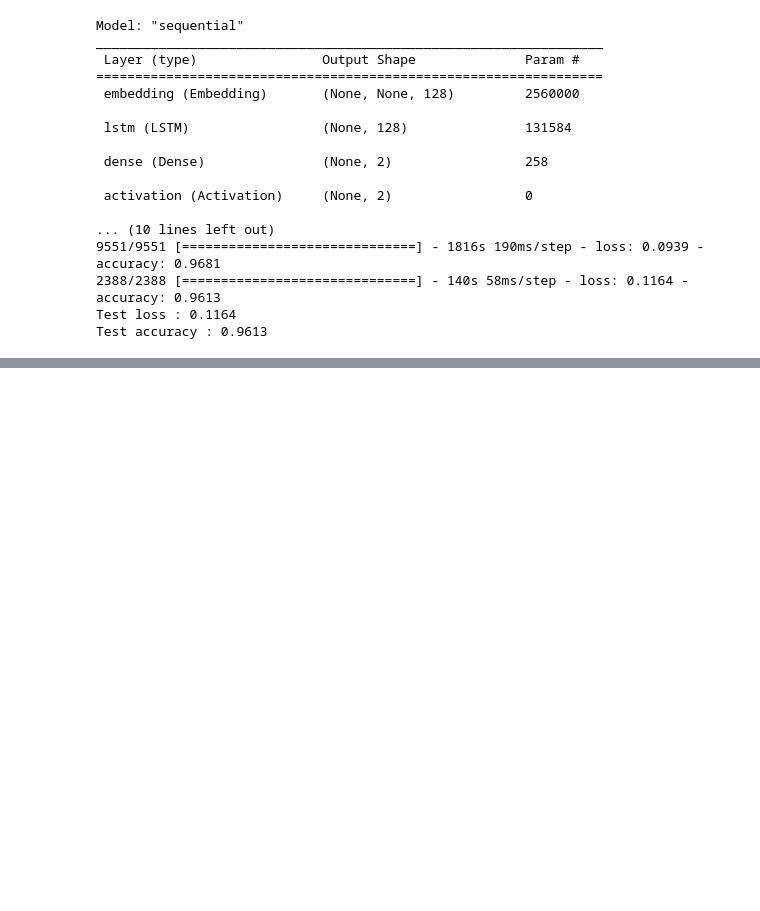
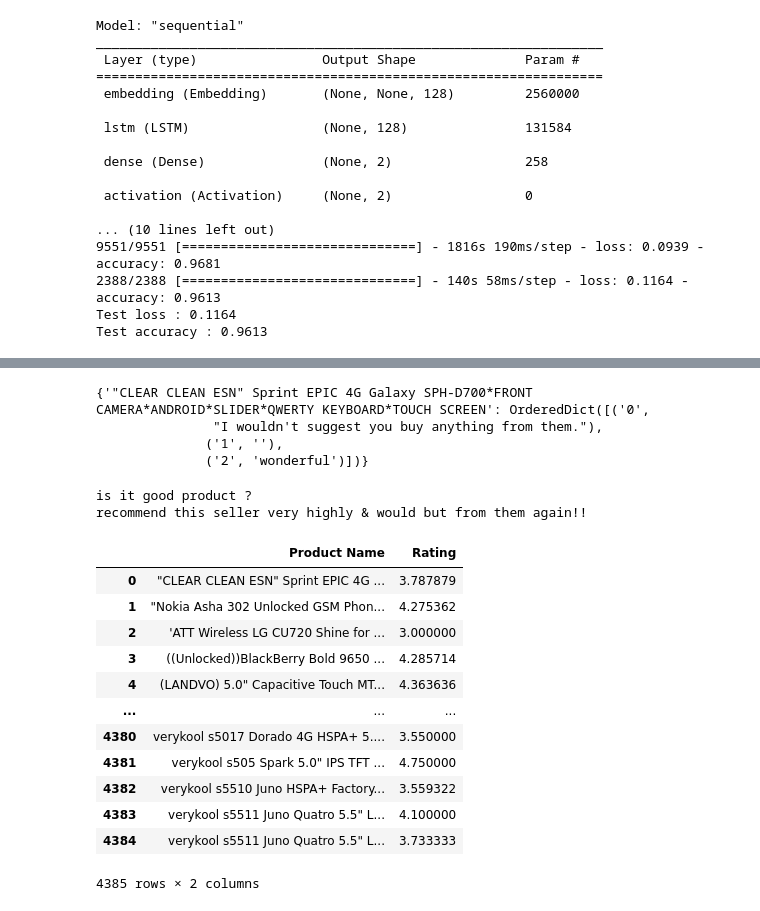
Before and after one commit to Nikil9/NLP-Project, a Jupyter notebook: inc1.ipynb, the cells around one changed output, grey strips where cells are left out. Saved outputs shown, nothing was run; the diff lists cells and outputs as text; code cells hidden in the pictures; blank space fills up the shorter version.

Commit message:
Add recommendations

```diff
--- a/inc1.ipynb
+++ b/inc1.ipynb
@@ -739,0 +1064,33 @@ Test accuracy : 0.9613
+# %%
+faq
+# %% [output]
+{'"CLEAR CLEAN ESN" Sprint EPIC 4G Galaxy SPH-D700*FRONT CAMERA*ANDROID*SLIDER*QWERTY KEYBOARD*TOUCH SCREEN': OrderedDict([('0',
+               "I wouldn't suggest you buy anything from them."),
+              ('1', ''),
+              ('2', 'wonderful')])}
+# %%
+for i in ques:
+  print(i)
+#print(predictions)
+for key in predictions.keys():
+  print(predictions[key])
+# %% [output]
+is it good product ?
+recommend this seller very highly & would but from them again!!
+# %%
+products = df.groupby(by=['Product Name'], as_index=False).agg({"Rating":"mean"})
+products
+# %% [output]
+|  | Product Name | Rating |
+| 0 | "CLEAR CLEAN ESN" Sprint EPIC 4G ... | 3.787879 |
+| 1 | "Nokia Asha 302 Unlocked GSM Phon... | 4.275362 |
+| 2 | 'ATT Wireless LG CU720 Shine for ... | 3.000000 |
+| 3 | ((Unlocked))BlackBerry Bold 9650 ... | 4.285714 |
+| 4 | (LANDVO) 5.0" Capacitive Touch MT... | 4.363636 |
+| ... | ... | ... |
+| 4380 | verykool s5017 Dorado 4G HSPA+ 5.... | 3.550000 |
+| 4381 | verykool s505 Spark 5.0" IPS TFT ... | 4.750000 |
+| 4382 | verykool s5510 Juno HSPA+ Factory... | 3.559322 |
+| 4383 | verykool s5511 Juno Quatro 5.5" L... | 4.100000 |
+| 4384 | verykool s5511 Juno Quatro 5.5" L... | 3.733333 |
+4385 rows × 2 columns
```
Also changed, not shown: parts of 26 cells of this notebook.
